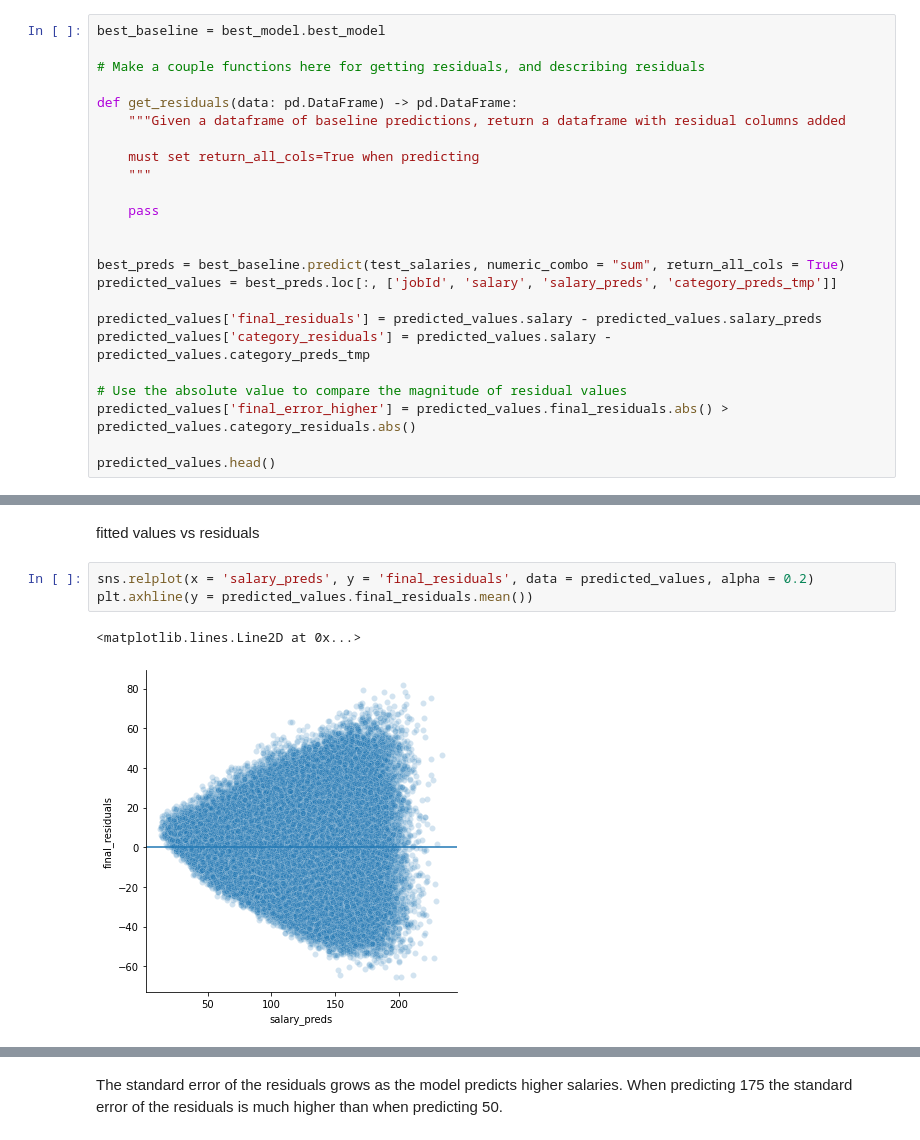
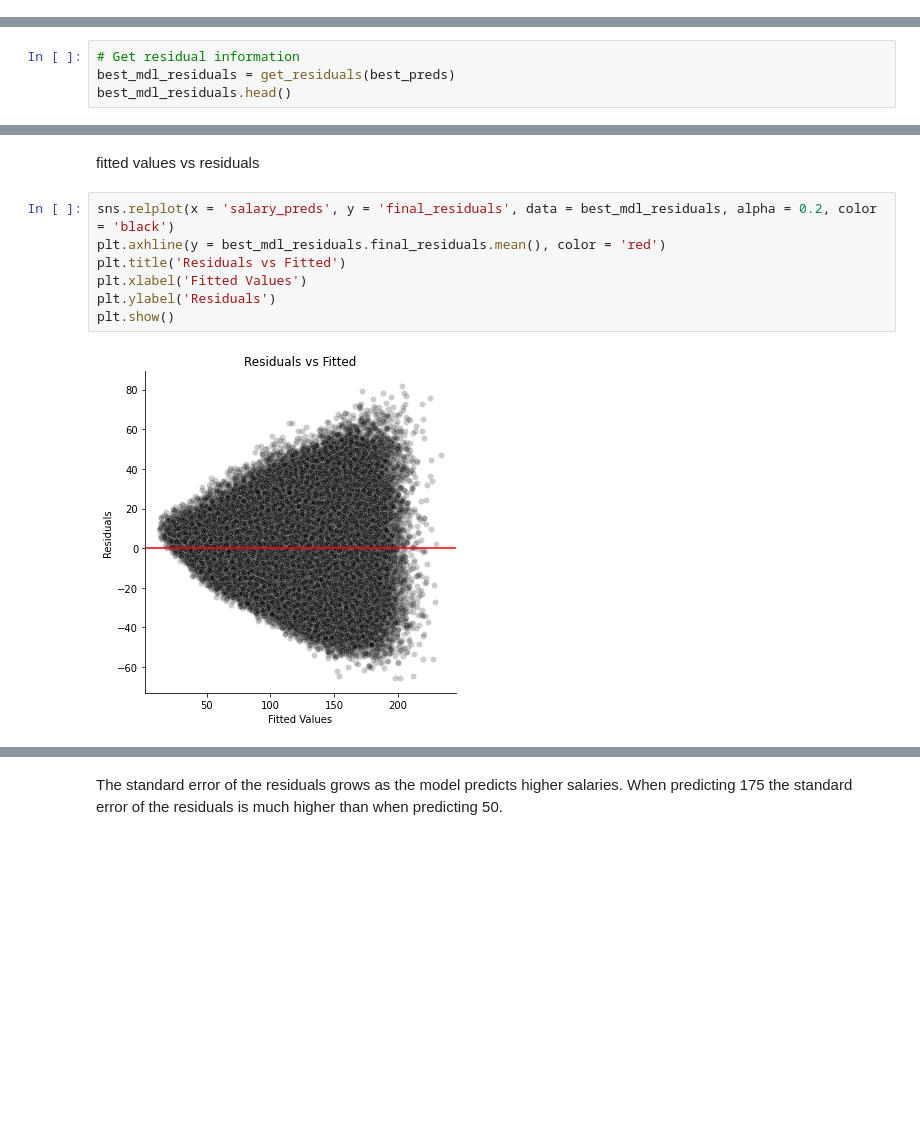
Before and after one commit to scottwiles/salary_prediction, a Jupyter notebook: notebooks/salary_prediction_baseline_model.ipynb, the cells around one changed output, grey strips where cells are left out. Drawn from its saved outputs; the diff is of its cells as text; blank space fills up the shorter version.

Commit message:
add residual analysis for baseline model

```diff
--- a/notebooks/salary_prediction_baseline_model.ipynb
+++ b/notebooks/salary_prediction_baseline_model.ipynb
@@ -278,24 +307,0 @@ Analysis:
-# %%
-best_baseline = best_model.best_model
-
-# Make a couple functions here for getting residuals, and describing residuals
-
-def get_residuals(data: pd.DataFrame) -> pd.DataFrame:
-    """Given a dataframe of baseline predictions, return a dataframe with residual columns added
-
-    must set return_all_cols=True when predicting
-    """
-
-    pass
-
-
-best_preds = best_baseline.predict(test_salaries, numeric_combo = "sum", return_all_cols = True)
-predicted_values = best_preds.loc[:, ['jobId', 'salary', 'salary_preds', 'category_preds_tmp']]
-
-predicted_values['final_residuals'] = predicted_values.salary - predicted_values.salary_preds
-predicted_values['category_residuals'] = predicted_values.salary - predicted_values.category_preds_tmp
-
-# Use the absolute value to compare the magnitude of residual values
-predicted_values['final_error_higher'] = predicted_values.final_residuals.abs() > predicted_values.category_residuals.abs()
-
-predicted_values.head()
@@ -320,0 +320,4 @@ Name: final_residuals, dtype: float64
+# %%
+# Get residual information
+best_mdl_residuals = get_residuals(best_preds)
+best_mdl_residuals.head()
@@ -340,8 +461,11 @@ plt.show()
 # %% [markdown]
 fitted values vs residuals
 # %%
-sns.relplot(x = 'salary_preds', y = 'final_residuals', data = predicted_values, alpha = 0.2)
-plt.axhline(y = predicted_values.final_residuals.mean())
+sns.relplot(x = 'salary_preds', y = 'final_residuals', data = best_mdl_residuals, alpha = 0.2, color = 'black')
+plt.axhline(y = best_mdl_residuals.final_residuals.mean(), color = 'red')
+plt.title('Residuals vs Fitted')
+plt.xlabel('Fitted Values')
+plt.ylabel('Residuals')
+plt.show()
 # %% [output]
-<matplotlib.lines.Line2D at 0x...>
-[figure, old version]
+[figure, new version]
```
Also changed, not shown: parts of 35 cells of this notebook, 1 other file.
